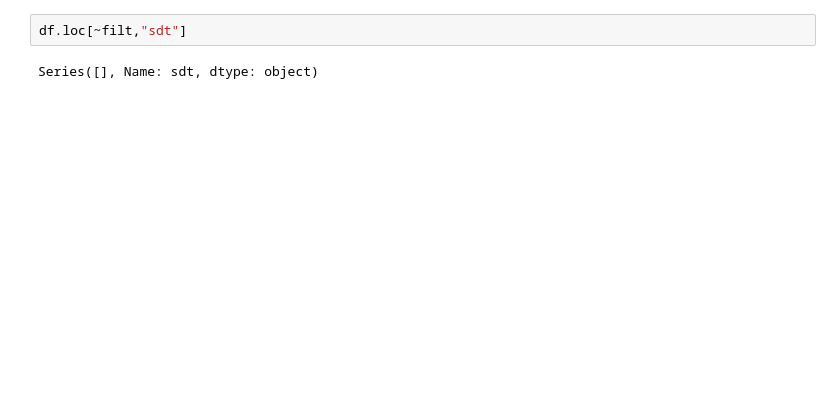
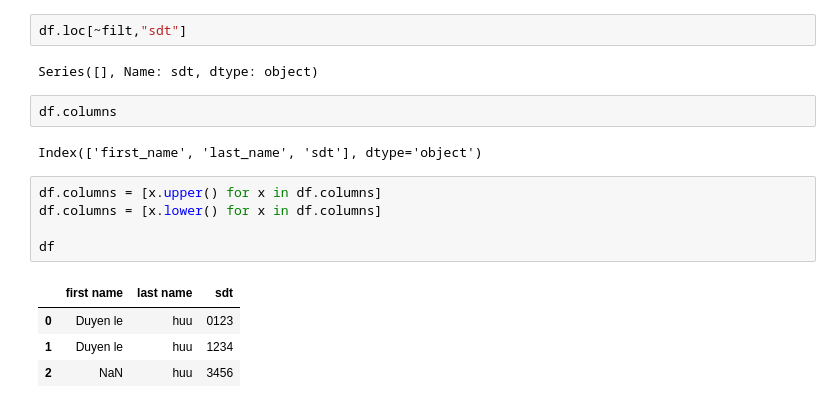
Before and after one commit to lehuuduyen/python-data, a Jupyter notebook: dataframe loc Iloc.ipynb, the cells around one changed output. Drawn from its saved outputs; the diff is of its cells as text; blank space fills up the shorter version.

```diff
--- a/dataframe loc Iloc.ipynb
+++ b/dataframe loc Iloc.ipynb
@@ -107,3 +106,17 @@ df[filt]
 df.loc[~filt,"sdt"]
 # %% [output]
 Series([], Name: sdt, dtype: object)
+# %%
+df.columns
+# %% [output]
+Index(['first_name', 'last_name', 'sdt'], dtype='object')
+# %%
+df.columns = [x.upper() for x in df.columns]
+df.columns = [x.lower() for x in df.columns]
+
+df
+# %% [output]
+|  | first name | last name | sdt |
+| 0 | Duyen le | huu | 0123 |
+| 1 | Duyen le | huu | 1234 |
+| 2 | NaN | huu | 3456 |
```
Also changed, not shown: parts of 19 cells of this notebook, 1 other file.
